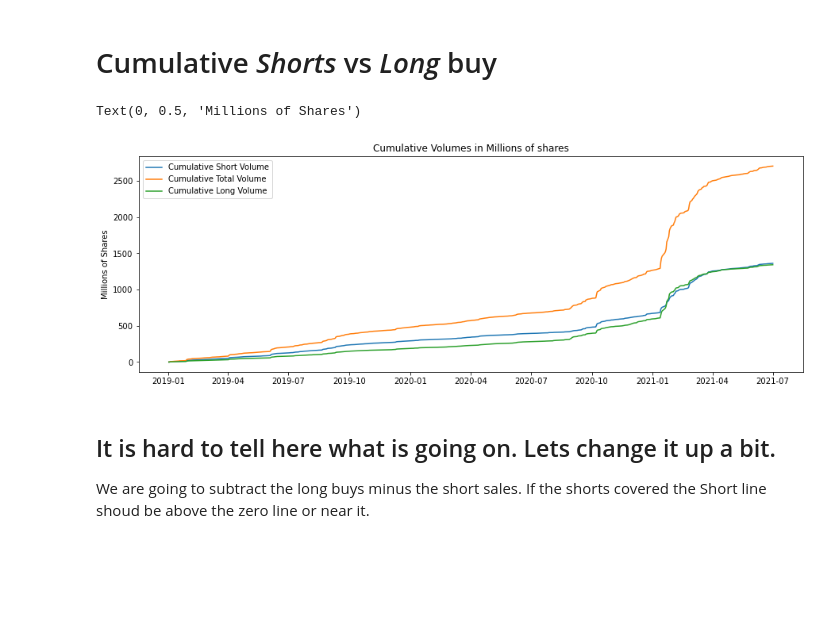
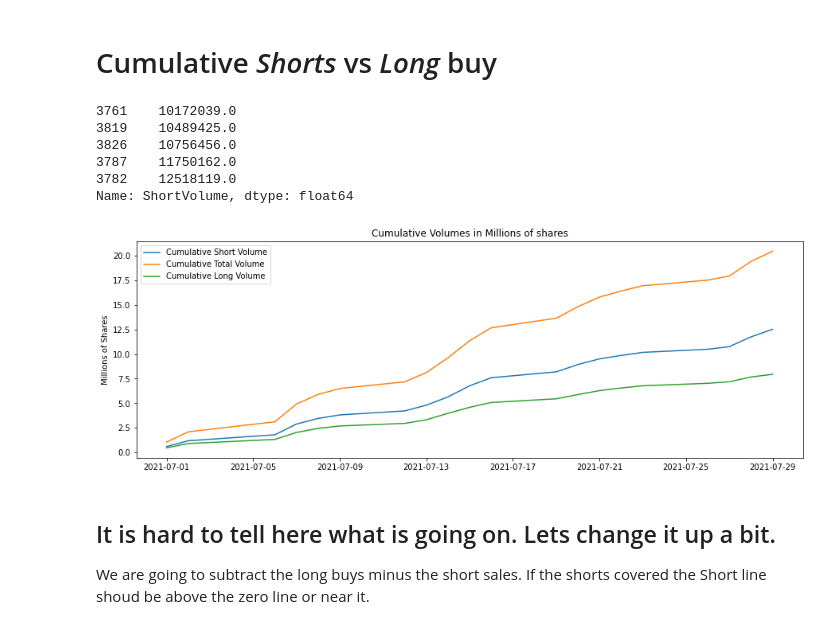
Before and after one commit to pookiemaker/shorts, a Jupyter notebook: ShortAnalysis.ipynb, the cells around one changed output. Drawn from its saved outputs; the diff is of its cells as text; code cells hidden in the pictures; blank space fills up the shorter version.

```diff
--- a/ShortAnalysis.ipynb
+++ b/ShortAnalysis.ipynb
@@ -91,7 +92,7 @@ We have to build the filename it follows the format
 # Generate dates to pull logs with
 # We need to convert the Date time to YYYYMMDD as that is the format
 # dates here are max values that are available. The earliest data I have is 20190102
-x = pd.date_range(start='20190101',end='20210801',freq='D').strftime('%Y%m%d')
+x = pd.date_range(start='20210701',end='20210730',freq='D').strftime('%Y%m%d')
 
 # this is the location of where I downloaded the data. REPLACE this with where you have your data
 sdir =  '/mnt/5c823cd2-502b-4990-a220-579838be1f10/data/shortdata2/'
@@ -206,17 +227,23 @@ Now that we see the % of short sales often is larger than the daily total volume
 # %%
 c_df_tv = np.cumsum(df_tv)
 c_df_sv = np.cumsum(df_sv)
 c_df_lv = np.cumsum(df_tv-df_sv)
 plt.figure(figsize=(15,5))
 plt.plot(df_dt,c_df_sv/1e6, label='Cumulative Short Volume')
 plt.plot(df_dt,c_df_tv/1e6, label='Cumulative Total Volume')
 plt.plot(df_dt,c_df_lv/1e6, label='Cumulative Long Volume')
 plt.title('Cumulative Volumes in Millions of shares')
 plt.legend()
 plt.ylabel('Millions of Shares')
+c_df_sv.tail()
 # %% [output]
-Text(0, 0.5, 'Millions of Shares')
+3761    10172039.0
+3819    10489425.0
+3826    10756456.0
+3787    11750162.0
+3782    12518119.0
+Name: ShortVolume, dtype: float64
-[figure, old version]
+[figure, new version]
 # %% [markdown]
 ## It is hard to tell here what is going on. Lets change it up a bit.
 
```
Also changed, not shown: parts of 12 cells of this notebook, 6 other files.
